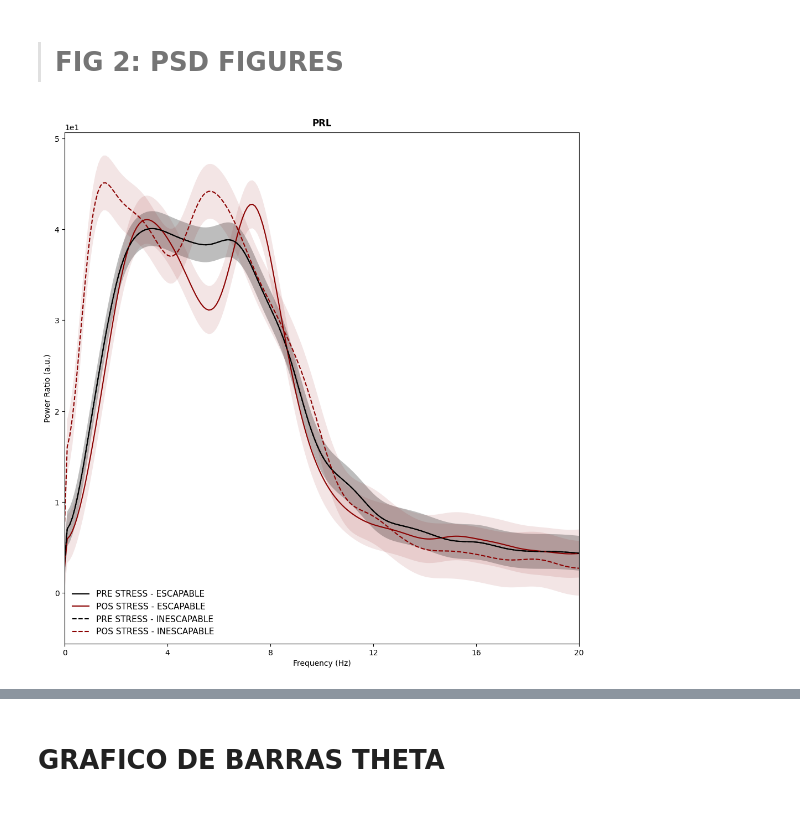
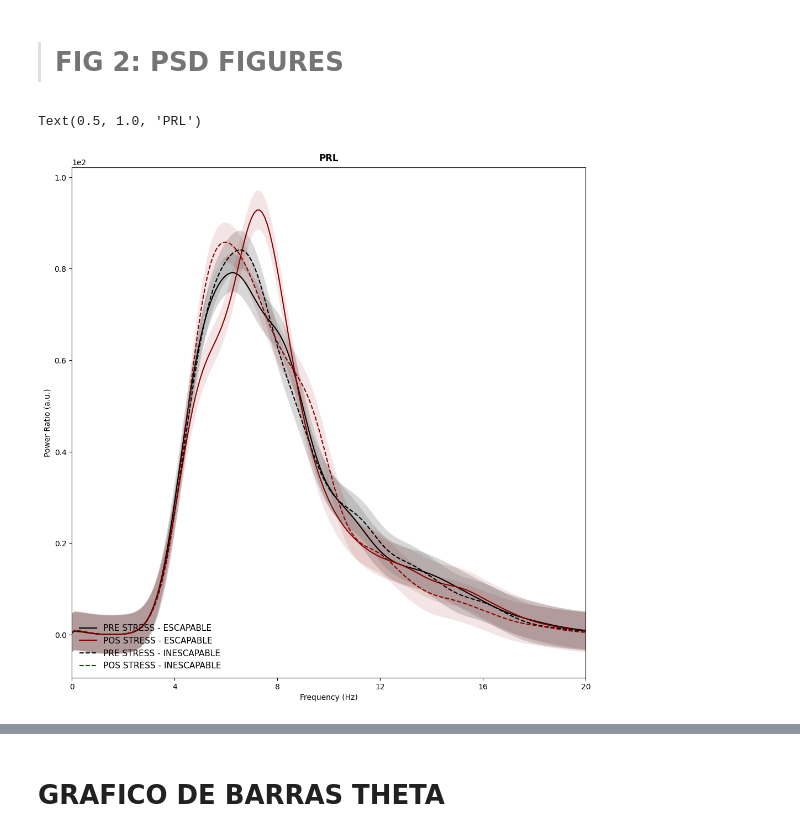
Before and after one commit to cathemesquita/Colab_notebooks, a Jupyter notebook: Cópia_de_PROJETO__ESTRESSE_FIGS_PSD.ipynb, the cells around one changed output, grey strips where cells are left out. Cells and saved outputs as stored; diff of their text form; code cells hidden in the pictures.

```diff
--- a/Cópia_de_PROJETO__ESTRESSE_FIGS_PSD.ipynb
+++ b/Cópia_de_PROJETO__ESTRESSE_FIGS_PSD.ipynb
@@ -1963,23 +1872,29 @@ mean_p_vhpc_pos_parado_inescap = np.mean([ power_vhpc_ccm05_pos_parado ,  power_
 #GRUPO ESCAPAVEL
 
 
-df_welch_pre = pd.DataFrame({'mean_power_prl':mean_p_prl_pre_parado, 'mean_power_bla': mean_p_bla_pre_parado, 'mean_power_dhpc': mean_p_dhpc_pre_parado, 'mean_power_vhpc': mean_p_vhpc_pre_parado,'f':f})
-df_welch_pre['banda'] = df_welch_pre['f'].apply(mapear_banda)
+df_welch_pre_escap = pd.DataFrame({'mean_power_prl':mean_p_prl_pre_parado_escap, 'mean_power_bla': mean_p_bla_pre_parado_escap, 'mean_power_dhpc': mean_p_dhpc_pre_parado_escap, 'mean_power_vhpc': mean_p_vhpc_pre_parado_escap,'f':f})
+df_welch_pre_escap['banda'] = df_welch_pre_escap['f'].apply(mapear_banda)
 
 df_welch_pos_escap = pd.DataFrame({'mean_power_prl':mean_p_prl_pos_parado_escap, 'mean_power_bla':mean_p_bla_pos_parado_escap, 'mean_power_dhpc': mean_p_dhpc_pos_parado_escap,'mean_power_vhpc': mean_p_vhpc_pos_parado_escap, 'f':f})
 df_welch_pos_escap['banda'] = df_welch_pos_escap['f'].apply(mapear_banda)
-
-df_welch_pos_inescap = pd.DataFrame({'mean_power_prl':mean_p_prl_pos_parado_inescap, 'mean_power_bla':mean_p_bla_pos_parado_inescap, 'mean_power_dhpc': mean_p_dhpc_pos_parado_inescap,'mean_power_vhpc': mean_p_vhpc_pos_parado_inescap, 'f':f})
-df_welch_pos_inescap['banda'] = df_welch_pos_inescap['f'].apply(mapear_banda)
+# %%
+# ESSES DATAFRAMES CONTÉM A MÉDIA DO PSD DE TODOS OS ANIMAIS
+#GRUPO INESCAPAVEL
+
+df_welch_pre_inescap = pd.DataFrame({'mean_power_prl':mean_p_prl_pre_parado_inescap, 'mean_power_bla':mean_p_bla_pre_parado_inescap, 'mean_power_dhpc': mean_p_dhpc_pre_parado_inescap, 'mean_power_vhpc': mean_p_vhpc_pre_parado_inescap,'f':f})
+df_welch_pre_inescap['banda'] = df_welch_pre_inescap['f'].apply(mapear_banda)
+
+df_welch_pos_inescap = pd.DataFrame({'mean_power_prl':mean_p_prl_pos_parado_inescap, 'mean_power_bla':mean_p_bla_pos_parado_inescap, 'mean_power_dhpc': mean_p_dhpc_pos_parado_inescap,'mean_power_vhpc': mean_p_vhpc_pos_parado_inescap, 'f':f})
+df_welch_pos_inescap['banda'] = df_welch_pos_inescap['f'].apply(mapear_banda)
 # %% [markdown]
 > #  FIG 2: PSD FIGURES
 # %%
 figura = plt.figure(figsize=(12,12))
 
 
-x = df_welch_pre['f']
-y_prl = (df_welch_pre['mean_power_prl'] )
-std = np.std(y_prl)/np.sqrt(6)  # Cálculo do desvio padrão
+x = df_welch_pre_escap['f']
+y_prl = (df_welch_pre_escap['mean_power_prl'] )
+std = np.std(y_prl)/np.sqrt(3)  # Cálculo do desvio padrão
 
 x_pos = df_welch_pos_escap['f']
 y_pos_prl = (df_welch_pos_escap['mean_power_prl'] )
@@ -1991,42 +1906,43 @@ plt.fill_between(x, y_prl - std, y_prl + std, color='gray', alpha=0.3,  edgecolo
 plt.plot(x_pos, y_pos_prl, linewidth=1.5, color='darkred', label='POS STRESS - ESCAPABLE')
 plt.fill_between(x_pos, y_pos_prl - std_pos, y_pos_prl + std_pos, color='darkred', alpha=0.1,  edgecolor=None)
 
-x_inesc = df_welch_pre['f']
-y_prl_inesc = (df_welch_pre['mean_power_prl'] ) #aqui foi adicionado uma constante para eliminar valores negativos do calculo e conseguir calcular o std
-std_inesc = np.std(y_prl_inesc)/np.sqrt(6)  # Cálculo do desvio padrão
+x_inesc = df_welch_pre_inescap['f']
+y_prl_inesc = (df_welch_pre_inescap['mean_power_prl'] ) #aqui foi adicionado uma constante para eliminar valores negativos do calculo e conseguir calcular o std
+std_inesc = np.std(y_prl_inesc)/np.sqrt(3)  # Cálculo do desvio padrão
 
 x_pos_inesc = df_welch_pos_inescap['f']
 y_pos_prl_inesc = (df_welch_pos_inescap['mean_power_prl'] )
 std_pos_inesc = np.std(y_pos_prl_inesc)/np.sqrt(3)
 
 plt.plot(x_inesc, y_prl_inesc, linewidth=1.5, linestyle='--', color='black', label='PRE STRESS - INESCAPABLE')
 plt.fill_between(x_inesc, y_prl_inesc - std_inesc, y_prl_inesc + std_inesc, color='gray', alpha=0.3,  edgecolor=None)
 
 plt.plot(x_pos_inesc, y_pos_prl_inesc, linewidth=1.5, linestyle='--', color='darkred', label='POS STRESS - INESCAPABLE')
 plt.fill_between(x_pos_inesc, y_pos_prl_inesc - std_pos_inesc, y_pos_prl_inesc + std_pos_inesc, color='darkred', alpha=0.1,  edgecolor=None)
 
 
 
 
 
 
 
 
 plt.grid(False)
 
 # plt.grid(color='grey', linestyle='--', linewidth=1, alpha=0.1, axis='both', which='both')
 plt.legend(fontsize=11, loc='lower left', frameon=False)
 plt.xlabel('Frequency (Hz)')
 plt.ylabel('Power Ratio (a.u.)')
 plt.xlim(0,20)
 plt.xticks(np.arange(0, 21, 4))
 # plt.yticks(np.arange(0, 6, 2))
 plt.ticklabel_format(style='sci', axis='y', scilimits=(0,0))
 plt.title('PRL', fontweight='bold',  pad = 8, fontsize = 12)
 
-plt.savefig('/content/drive/MyDrive/figuras defesa mestrado/psd_theta_PRL_imovel.jpeg')
+# plt.savefig('/content/drive/MyDrive/figuras defesa mestrado/psd_theta_PRL_imovel.jpeg')
 # %% [output]
+Text(0.5, 1.0, 'PRL')
-[figure, old version]
+[figure, new version]
 # %%
 
 figura = plt.figure(figsize=(12,12))
```
Also changed, not shown: parts of 36 cells of this notebook.
